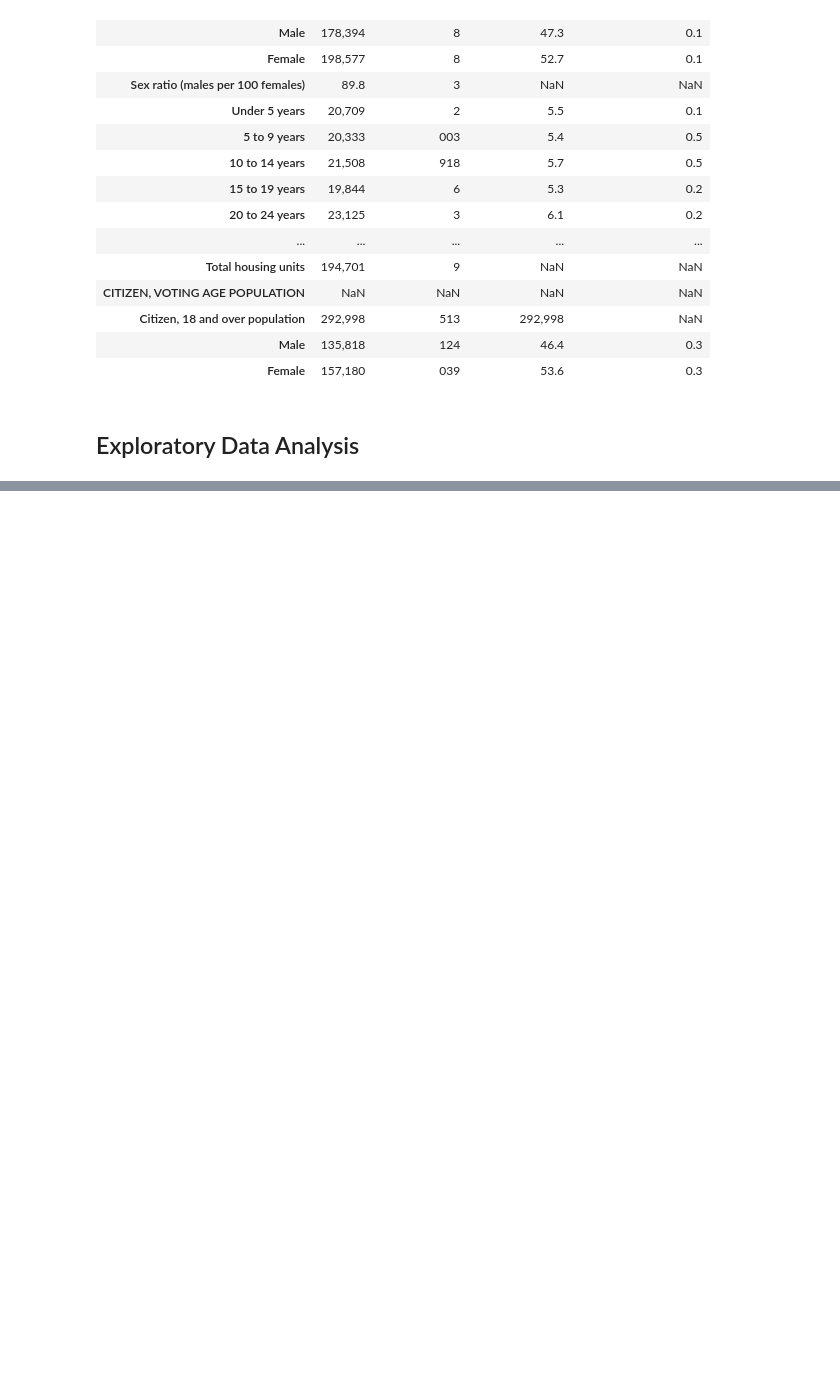
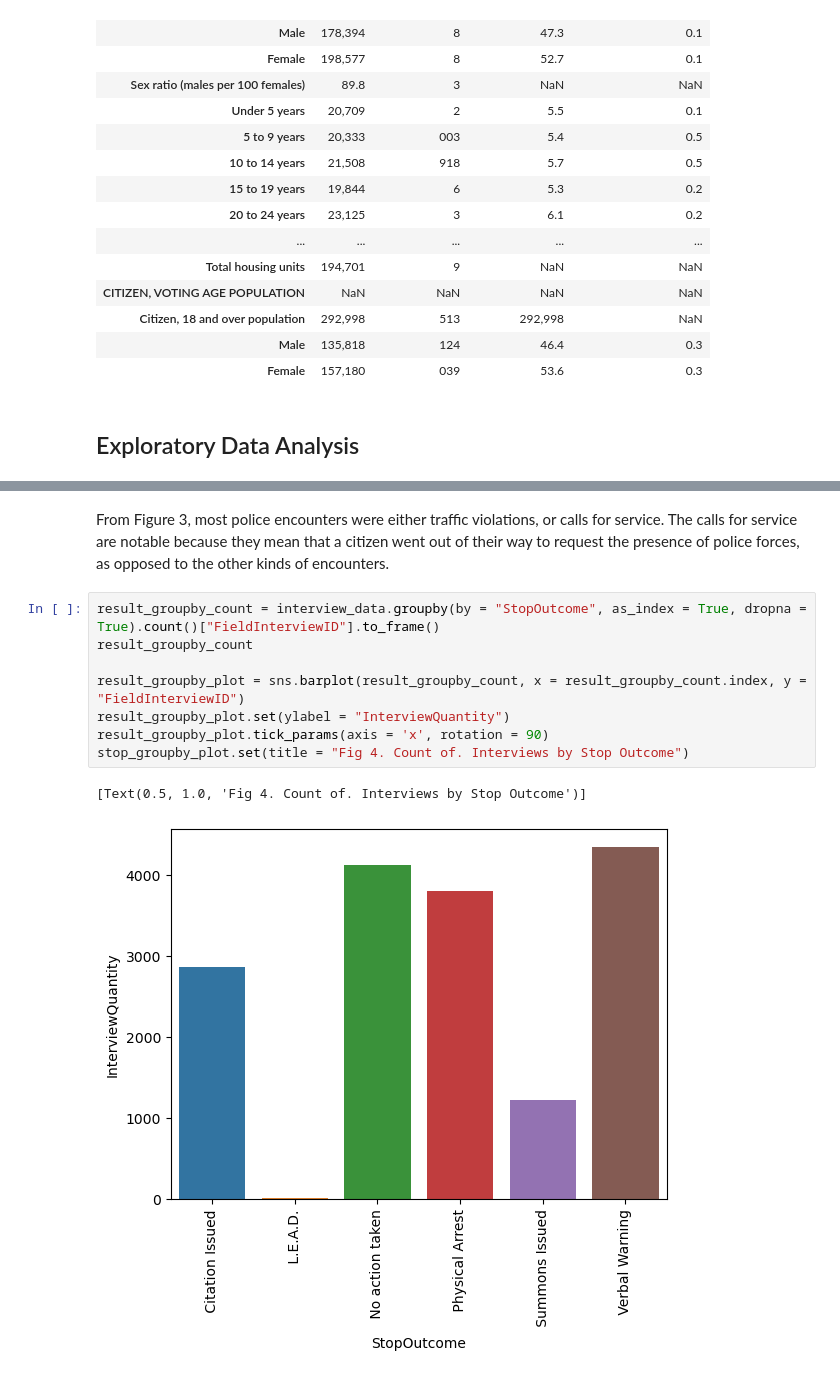
Before and after one commit to outlawhayden/neworleanspd, a Jupyter notebook: notebooks/neworleanspd.ipynb, the cells around one changed output, grey strips where cells are left out. Saved outputs shown, nothing was run; the diff lists cells and outputs as text; blank space fills up the shorter version.

```diff
--- a/notebooks/neworleanspd.ipynb
+++ b/notebooks/neworleanspd.ipynb
@@ -262,0 +248,13 @@ stop_groupby_plot.set(title = "Fig 3. Proportion of Interviews by Stop Type")
+# %% [markdown]
+From Figure 3, most police encounters were either traffic violations, or calls for service. The calls for service are notable because they mean that a citizen went out of their way to request the presence of police forces, as opposed to the other kinds of encounters.
+# %%
+result_groupby_count = interview_data.groupby(by = "StopOutcome", as_index = True, dropna = True).count()["FieldInterviewID"].to_frame()
+result_groupby_count
+
+result_groupby_plot = sns.barplot(result_groupby_count, x = result_groupby_count.index, y = "FieldInterviewID")
+result_groupby_plot.set(ylabel = "InterviewQuantity")
+result_groupby_plot.tick_params(axis = 'x', rotation = 90)
+stop_groupby_plot.set(title = "Fig 4. Count of. Interviews by Stop Outcome")
+# %% [output]
+[Text(0.5, 1.0, 'Fig 4. Count of. Interviews by Stop Outcome')]
+[figure, added]
```
Also changed, not shown: parts of 11 cells of this notebook, 5 other files.
